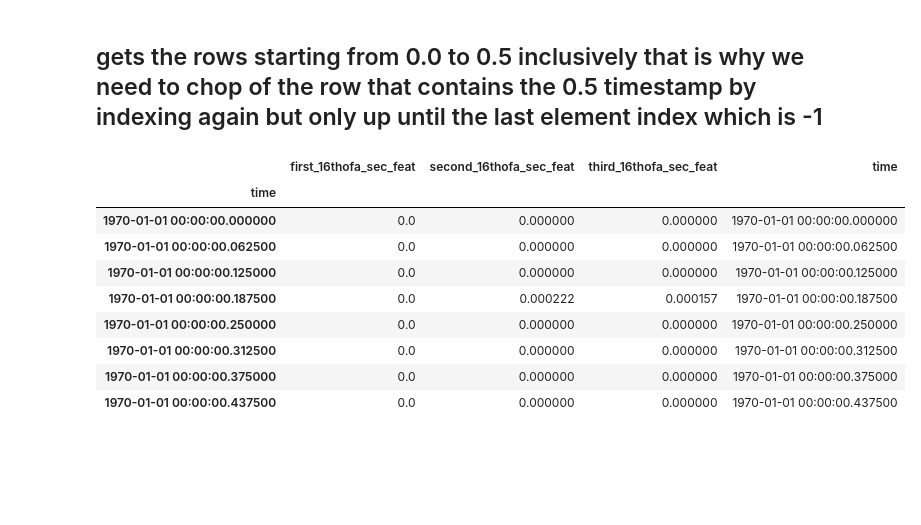
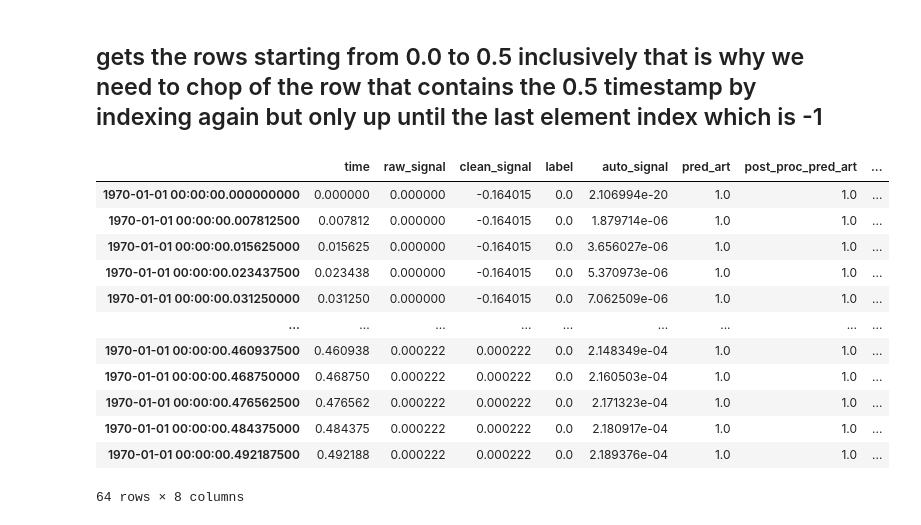
Before and after one commit to 08Aristodemus24/thesis-writing-1, a Jupyter notebook: eda-signal-classifier/experiementation.ipynb, the cells around one changed output. Saved outputs shown, nothing was run; the diff lists cells and outputs as text; code cells hidden in the pictures; blank space fills up the shorter version.

```diff
--- a/eda-signal-classifier/experiementation.ipynb
+++ b/eda-signal-classifier/experiementation.ipynb
@@ -3219,15 +3202,19 @@ first_test_wave_feats
 # %% [markdown]
 ## gets the rows starting from 0.0 to 0.5 inclusively that is why we need to chop of the row that contains the 0.5 timestamp by indexing again but only up until the last element index which is -1
 # %%
-first_test_wave_feats[start_time:end_time].iloc[:-1]
+data = first_128hz_data[start_time:end_time].iloc[:-1]
+data
 # %% [output]
-|  | first_16thofa_sec_feat | second_16thofa_sec_feat | third_16thofa_sec_feat | time |
-| time |  |  |  |  |
-| 1970-01-01 00:00:00.000000 | 0.0 | 0.000000 | 0.000000 | 1970-01-01 00:00:00.000000 |
-| 1970-01-01 00:00:00.062500 | 0.0 | 0.000000 | 0.000000 | 1970-01-01 00:00:00.062500 |
-| 1970-01-01 00:00:00.125000 | 0.0 | 0.000000 | 0.000000 | 1970-01-01 00:00:00.125000 |
-| 1970-01-01 00:00:00.187500 | 0.0 | 0.000222 | 0.000157 | 1970-01-01 00:00:00.187500 |
-| 1970-01-01 00:00:00.250000 | 0.0 | 0.000000 | 0.000000 | 1970-01-01 00:00:00.250000 |
-| 1970-01-01 00:00:00.312500 | 0.0 | 0.000000 | 0.000000 | 1970-01-01 00:00:00.312500 |
-| 1970-01-01 00:00:00.375000 | 0.0 | 0.000000 | 0.000000 | 1970-01-01 00:00:00.375000 |
-| 1970-01-01 00:00:00.437500 | 0.0 | 0.000000 | 0.000000 | 1970-01-01 00:00:00.437500 |
+|  | time | raw_signal | clean_signal | label | auto_signal | pred_art | post_proc_pred_art | ... |
+| 1970-01-01 00:00:00.000000000 | 0.000000 | 0.000000 | -0.164015 | 0.0 | 2.106994e-20 | 1.0 | 1.0 | ... |
+| 1970-01-01 00:00:00.007812500 | 0.007812 | 0.000000 | -0.164015 | 0.0 | 1.879714e-06 | 1.0 | 1.0 | ... |
+| 1970-01-01 00:00:00.015625000 | 0.015625 | 0.000000 | -0.164015 | 0.0 | 3.656027e-06 | 1.0 | 1.0 | ... |
+| 1970-01-01 00:00:00.023437500 | 0.023438 | 0.000000 | -0.164015 | 0.0 | 5.370973e-06 | 1.0 | 1.0 | ... |
+| 1970-01-01 00:00:00.031250000 | 0.031250 | 0.000000 | -0.164015 | 0.0 | 7.062509e-06 | 1.0 | 1.0 | ... |
+| ... | ... | ... | ... | ... | ... | ... | ... | ... |
+| 1970-01-01 00:00:00.460937500 | 0.460938 | 0.000222 | 0.000222 | 0.0 | 2.148349e-04 | 1.0 | 1.0 | ... |
+| 1970-01-01 00:00:00.468750000 | 0.468750 | 0.000222 | 0.000222 | 0.0 | 2.160503e-04 | 1.0 | 1.0 | ... |
+| 1970-01-01 00:00:00.476562500 | 0.476562 | 0.000222 | 0.000222 | 0.0 | 2.171323e-04 | 1.0 | 1.0 | ... |
+| 1970-01-01 00:00:00.484375000 | 0.484375 | 0.000222 | 0.000222 | 0.0 | 2.180917e-04 | 1.0 | 1.0 | ... |
+| 1970-01-01 00:00:00.492187500 | 0.492188 | 0.000222 | 0.000222 | 0.0 | 2.189376e-04 | 1.0 | 1.0 | ... |
+64 rows × 8 columns
```
Also changed, not shown: parts of 35 cells of this notebook, 1 other file.
